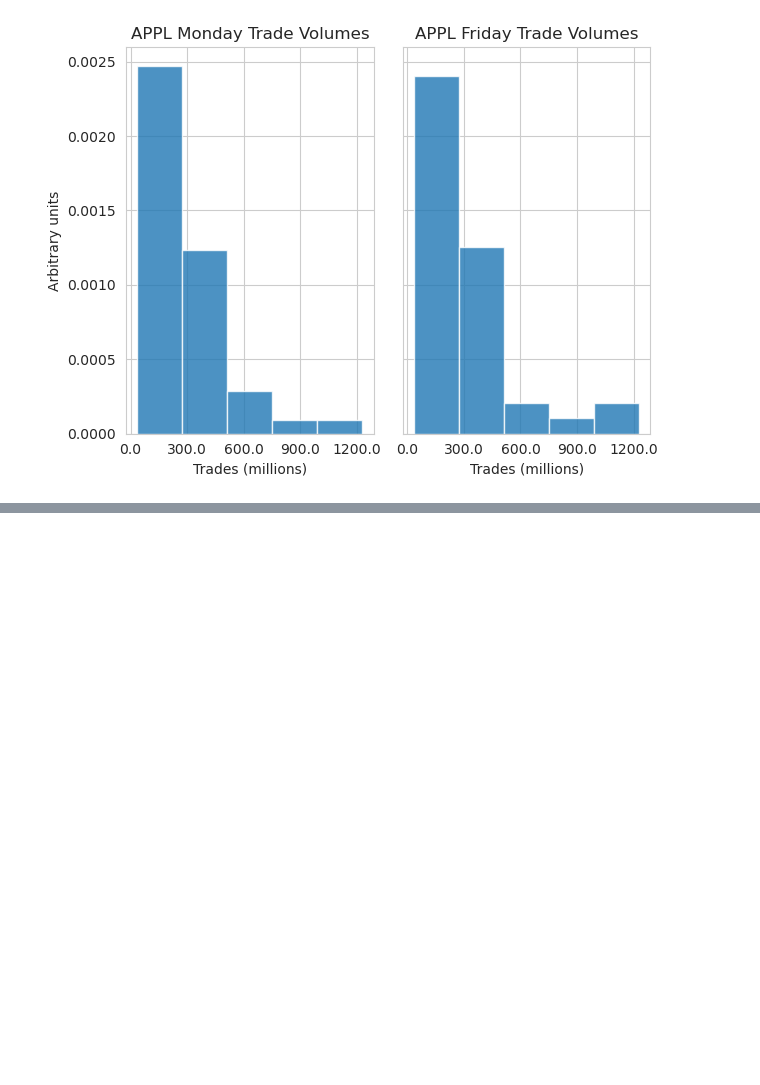
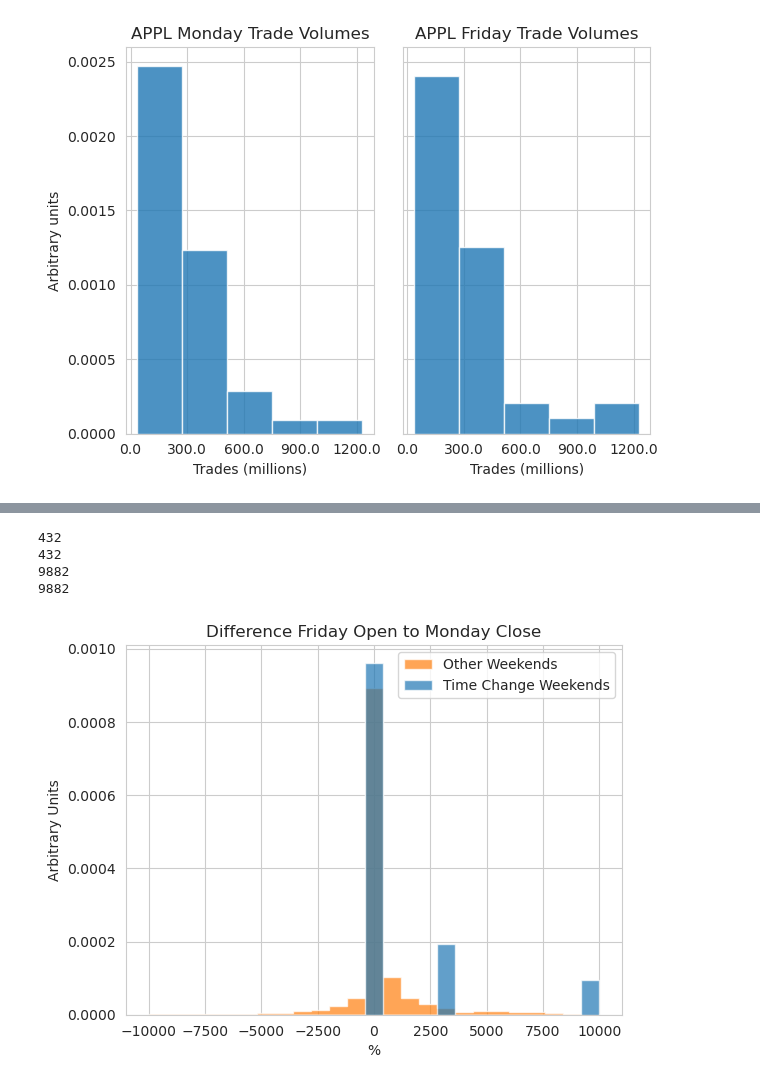
Before and after one commit to ghuckabe/DSTMarketAnalysis, a Jupyter notebook: data_exploration.ipynb, the cells around one changed output, grey strips where cells are left out. Drawn from its saved outputs; the diff is of its cells as text; code cells hidden in the pictures; blank space fills up the shorter version.

Commit message:
Conglomeration of 10 stocks from Kaggle "Huge Stock Dataset"

```diff
--- a/data_exploration.ipynb
+++ b/data_exploration.ipynb
@@ -277,0 +296,51 @@ Text(0.5, 0, 'Trades (millions)')
+# %%
+#Stocks_df = pd.concat([AAPL_df,NVDA_df,AMZN_df,TSLA_df,T_df,MSFT_df,MARA_df,F_df,AAL_df,WBA_df])
+#Stocks_df['Date'] = pd.to_datetime(Stocks_df['Date'])
+
+def get_weekends(Stock_df):
+    Stock_df['Date'] = pd.to_datetime(Stock_df['Date'])
+    Stock_dst_mon = Stock_df[Stock_df['Date'].isin(dst_mon)]
+    Stock_dst_fri = Stock_df[Stock_df['Date'].isin(dst_fri)]
+    Stock_fri = Stock_df[Stock_df['Date'].dt.day_name()=='Friday']
+    Stock_fri = Stock_fri.drop(Stock_fri[Stock_fri['Date'].isin(dst_fri)].index)
+    Stock_mon = Stock_df[Stock_df['Date'].dt.day_name()=='Monday']
+    Stock_mon = Stock_mon.drop(Stock_mon[Stock_mon['Date'].isin(dst_mon)].index)
+
+    Stock_dst_fri = Stock_dst_fri.drop(Stock_dst_fri[Stock_dst_fri['Date'].isin(Stock_dst_mon['Date']+pd.DateOffset(-3))==False].index)
+    Stock_dst_mon = Stock_dst_mon.drop(Stock_dst_mon[Stock_dst_mon['Date'].isin(Stock_dst_fri['Date']+pd.DateOffset(3))==False].index)
+    Stock_fri = Stock_fri.drop(Stock_fri[Stock_fri['Date'].isin(Stock_mon['Date']+pd.DateOffset(-3))==False].index)
+    Stock_mon = Stock_mon.drop(Stock_mon[Stock_mon['Date'].isin(Stock_fri['Date']+pd.DateOffset(3))==False].index)
+    #print(len(Stock_dst_fri))
+    #print(len(Stock_dst_mon))
+    #print(len(Stock_fri))
+    #print(len(Stock_mon))
+    return Stock_dst_fri, Stock_dst_mon, Stock_fri, Stock_mon
+# %%
+AAPL_dst_fri, AAPL_dst_mon, AAPL_fri, AAPL_mon = get_weekends(AAPL_df)
+NVDA_dst_fri, NVDA_dst_mon, NVDA_fri, NVDA_mon = get_weekends(NVDA_df)
+AMZN_dst_fri, AMZN_dst_mon, AMZN_fri, AMZN_mon = get_weekends(AMZN_df)
+TSLA_dst_fri, TSLA_dst_mon, TSLA_fri, TSLA_mon = get_weekends(TSLA_df)
+T_dst_fri, T_dst_mon, T_fri, T_mon = get_weekends(T_df)
+MSFT_dst_fri, MSFT_dst_mon, MSFT_fri, MSFT_mon = get_weekends(MSFT_df)
+MARA_dst_fri, MARA_dst_mon, MARA_fri, MARA_mon = get_weekends(MARA_df)
+F_dst_fri, F_dst_mon, F_fri, F_mon = get_weekends(F_df)
+AAL_dst_fri, AAL_dst_mon, AAL_fri, AAL_mon = get_weekends(AAL_df)
+WBA_dst_fri, WBA_dst_mon, WBA_fri, WBA_mon = get_weekends(WBA_df)
+
+Stocks_dst_fri = pd.concat([AAPL_dst_fri,NVDA_dst_fri,AMZN_dst_fri,TSLA_dst_fri,T_dst_fri,MSFT_dst_fri,MARA_dst_fri,F_dst_fri,AAL_dst_fri,WBA_dst_fri])
+Stocks_dst_mon = pd.concat([AAPL_dst_mon,NVDA_dst_mon,AMZN_dst_mon,TSLA_dst_mon,T_dst_mon,MSFT_dst_mon,MARA_dst_mon,F_dst_mon,AAL_dst_mon,WBA_dst_mon])
+Stocks_fri = pd.concat([AAPL_fri,NVDA_fri,AMZN_fri,TSLA_fri,T_fri,MSFT_fri,MARA_fri,F_fri,AAL_fri,WBA_fri])
+Stocks_mon = pd.concat([AAPL_mon,NVDA_mon,AMZN_mon,TSLA_mon,T_mon,MSFT_mon,MARA_mon,F_mon,AAL_mon,WBA_mon])
+print(len(Stocks_dst_fri))
+print(len(Stocks_dst_mon))
+print(len(Stocks_fri))
+print(len(Stocks_mon))
+# %% [output]
+432
+432
+9882
+9882
+# %%
+plot_overlaid_fractional_difference(Stocks_dst_fri['Open'], Stocks_dst_mon['Close'], Stocks_fri['Open'], Stocks_mon['Close'], 'Time Change Weekends', 'Other Weekends', 'Difference Friday Open to Monday Close', 25)
+# %% [output]
+[figure, added]
```
Also changed, not shown: parts of 9 cells of this notebook.
